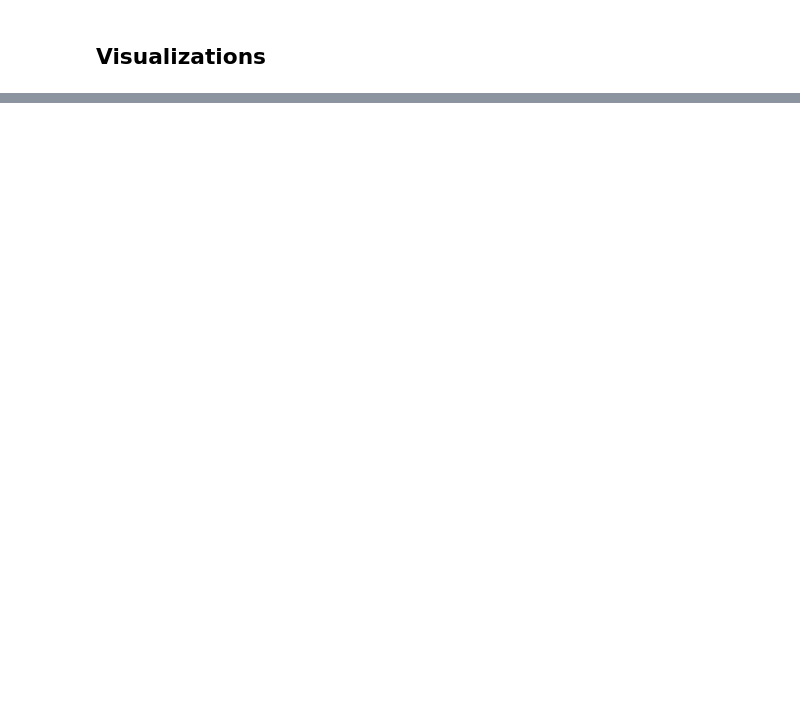
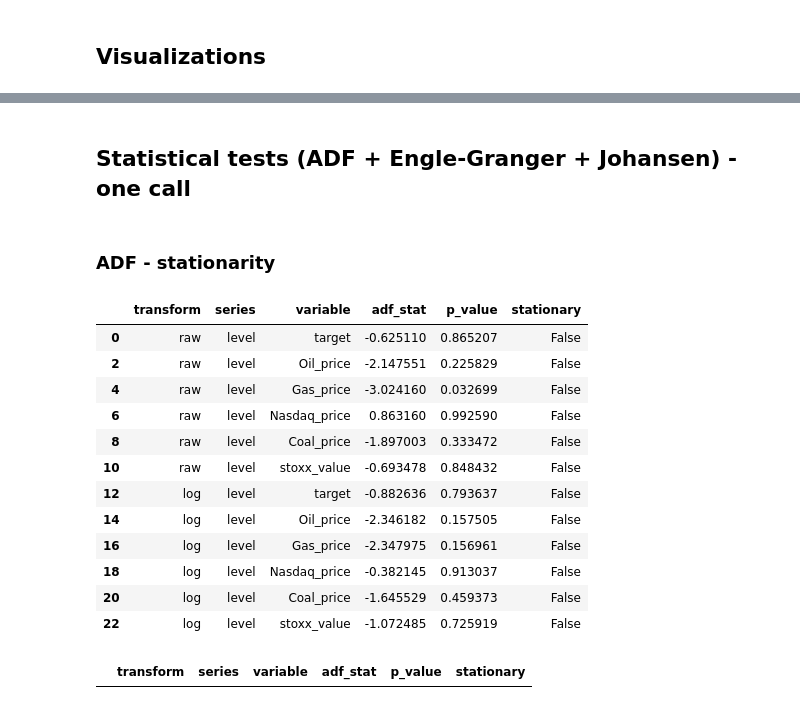
Before and after one commit to kacperskora/Research-S_i_T, a Jupyter notebook: notebooks/02_cointegration.ipynb, the cells around one changed output, grey strips where cells are left out. Drawn from its saved outputs; the diff is of its cells as text; code cells hidden in the pictures; blank space fills up the shorter version.

Commit message:
Modified cointegration notebook to functions

```diff
--- a/notebooks/02_cointegration.ipynb
+++ b/notebooks/02_cointegration.ipynb
@@ -579,0 +261,41 @@ print(rank_test.summary())
+# %% [markdown]
+## Statistical tests (ADF + Engle-Granger + Johansen) - one call
+# %%
+results = run_analysis(
+    data,
+    cols,
+    target=TARGET,
+    transforms=("raw", "log"),     # które wersje szeregów testować
+    alpha_adf=0.01,
+    alpha_coint=0.05,
+    trends=("c", "ct", "ctt"),     # trendy w coint(); filtruj po kolumnie 'trend'
+    n_regressors=(1, 2),           # 1 = target vs pojedyncza zmienna, 2 = target vs pary
+    extra_sets=extra_sets,
+    var_lags=var_lags,
+    verbose=False,                 # True -> drukuje też summary() z select_order i select_coint_rank
+)
+adf, coint_res, johansen_res = results["adf"], results["coint"], results["johansen"]
+# %% [markdown]
+### ADF - stationarity
+# %%
+# poziomy: które szeregi są stacjonarne
+adf.query("series == 'level'")
+# %% [output]
+|  | transform | series | variable | adf_stat | p_value | stationary |
+| 0 | raw | level | target | -0.625110 | 0.865207 | False |
+| 2 | raw | level | Oil_price | -2.147551 | 0.225829 | False |
+| 4 | raw | level | Gas_price | -3.024160 | 0.032699 | False |
+| 6 | raw | level | Nasdaq_price | 0.863160 | 0.992590 | False |
+| 8 | raw | level | Coal_price | -1.897003 | 0.333472 | False |
+| 10 | raw | level | stoxx_value | -0.693478 | 0.848432 | False |
+| 12 | log | level | target | -0.882636 | 0.793637 | False |
+| 14 | log | level | Oil_price | -2.346182 | 0.157505 | False |
+| 16 | log | level | Gas_price | -2.347975 | 0.156961 | False |
+| 18 | log | level | Nasdaq_price | -0.382145 | 0.913037 | False |
+| 20 | log | level | Coal_price | -1.645529 | 0.459373 | False |
+| 22 | log | level | stoxx_value | -1.072485 | 0.725919 | False |
+# %%
+# różnice: które szeregi NIE są stacjonarne
+adf.query("series == 'diff' and not stationary")
+# %% [output]
+|  | transform | series | variable | adf_stat | p_value | stationary |
```
Also changed, not shown: parts of 62 cells of this notebook.
